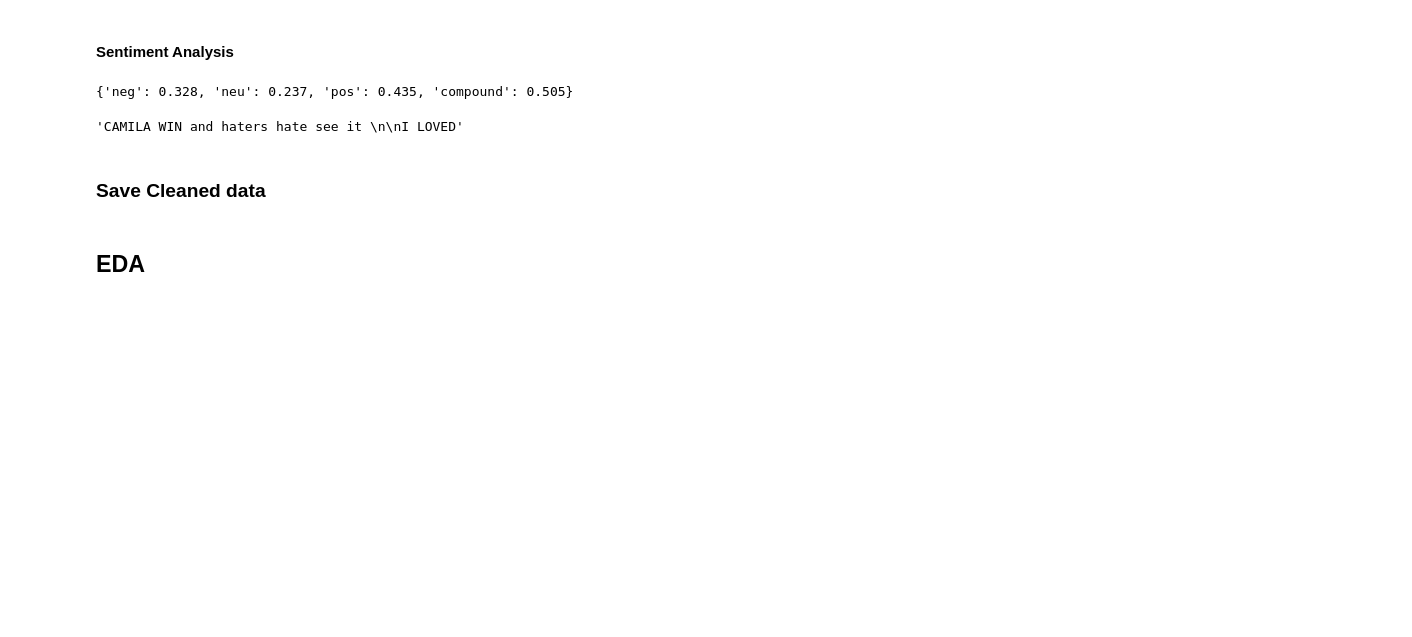
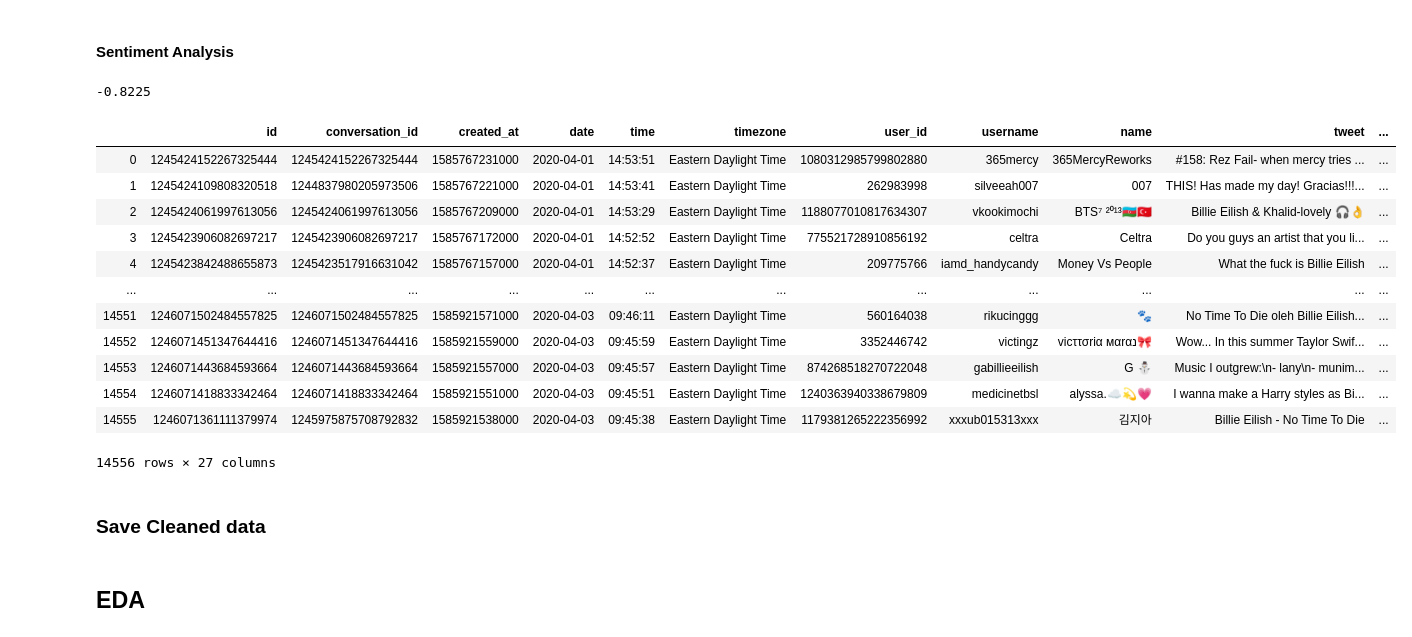
Before and after one commit to jacksonbull87/Social-Listening-NLP-Project, a Jupyter notebook: SL - Data Pipeline.ipynb, the cells around one changed output. Cells and saved outputs as stored; diff of their text form; code cells hidden in the pictures; blank space fills up the shorter version.

Commit message:
sentiment analysis

```diff
--- a/SL - Data Pipeline.ipynb
+++ b/SL - Data Pipeline.ipynb
@@ -115,7 +115,8 @@ df['tidy_tweet'] = np.vectorize(remove_pattern)(df['tweet'], "@[\w]*")
 # %% [markdown]
 #### Remove URLs
 # %%
-df['tidy_tweet'] = np.vectorize(remove_pattern)(df['tidy_tweet'], "http\S+")
+df['tidy_tweet'] = np.vectorize(remove_pattern)(df['tidy_tweet'], "http[\S]*")
+df['tidy_tweet'] = np.vectorize(remove_pattern)(df['tidy_tweet'], "pic.twitter.com/[\w]*")
 # %% [markdown]
 #### Remove Punctuations, special characters, numbers
 # %%
@@ -193,7 +189,7 @@ Name: non_stopword_tweets, Length: 14556, dtype: object
 
 lemmatizer = WordNetLemmatizer()
 # %%
-df['lemmatized_tweets'] = df['non_stopword_tweets'].apply(lambda x: ' '.join([lemmatizer.lemmatize(word) for word in x.split()]))
+df['lemmatized_tweets'] = df['non_stopword_tweets'].apply(lambda x: ' '.join([lemmatizer.lemmatize(word.lower()) for word in x.split()]))
 # %%
 df['lemmatized_tweets'][759]
 # %% [output]
@@ -202,14 +198,32 @@ df['lemmatized_tweets'][759]
 #### Sentiment Analysis
 # %%
 analyser = SentimentIntensityAnalyzer()
-# %%
-analyser.polarity_scores(clean_df['tweet'][489])
-# %% [output]
-{'neg': 0.328, 'neu': 0.237, 'pos': 0.435, 'compound': 0.505}
-# %%
-clean_df['tweet'][489]
-# %% [output]
-'CAMILA WIN and haters hate see it \n\nI LOVED'
+# %%
+def get_tweet_sentiment(tweet):
+    polarity_scores = analyser.polarity_scores(tweet)
+    return polarity_scores['compound']
+
+get_tweet_sentiment(df['tweet'][0])
+# %% [output]
+-0.8225
+# %%
+df['tweet_sentiment'] = df['tweet'].apply(lambda x: get_tweet_sentiment(x))
+# %%
+df
+# %% [output]
+|  | id | conversation_id | created_at | date | time | timezone | user_id | username | name | tweet | ... |
+| 0 | 1245424152267325444 | 1245424152267325444 | 1585767231000 | 2020-04-01 | 14:53:51 | Eastern Daylight Time | 1080312985799802880 | 365mercy | 365MercyReworks | #158: Rez Fail- when mercy tries ... | ... |
+| 1 | 1245424109808320518 | 1244837980205973506 | 1585767221000 | 2020-04-01 | 14:53:41 | Eastern Daylight Time | 262983998 | silveeah007 | 007 | THIS! Has made my day! Gracias!!!... | ... |
+| 2 | 1245424061997613056 | 1245424061997613056 | 1585767209000 | 2020-04-01 | 14:53:29 | Eastern Daylight Time | 1188077010817634307 | vkookimochi | BTS⁷ ²⁰¹³🇦🇿🇹🇷 | Billie Eilish & Khalid-lovely 🎧👌 | ... |
+| 3 | 1245423906082697217 | 1245423906082697217 | 1585767172000 | 2020-04-01 | 14:52:52 | Eastern Daylight Time | 775521728910856192 | celtra | Celtra | Do you guys an artist that you li... | ... |
+| 4 | 1245423842488655873 | 1245423517916631042 | 1585767157000 | 2020-04-01 | 14:52:37 | Eastern Daylight Time | 209775766 | iamd_handycandy | Money Vs People | What the fuck is Billie Eilish | ... |
+| ... | ... | ... | ... | ... | ... | ... | ... | ... | ... | ... | ... |
+| 14551 | 1246071502484557825 | 1246071502484557825 | 1585921571000 | 2020-04-03 | 09:46:11 | Eastern Daylight Time | 560164038 | rikucinggg | 🐾 | No Time To Die oleh Billie Eilish... | ... |
+| 14552 | 1246071451347644416 | 1246071451347644416 | 1585921559000 | 2020-04-03 | 09:45:59 | Eastern Daylight Time | 3352446742 | victingz | vicττσriα мαrαנ🎀 | Wow... In this summer Taylor Swif... | ... |
+| 14553 | 1246071443684593664 | 1246071443684593664 | 1585921557000 | 2020-04-03 | 09:45:57 | Eastern Daylight Time | 874268518270722048 | gabillieeilish | G ⛄ | Music I outgrew:\n- lany\n- munim... | ... |
+| 14554 | 1246071418833342464 | 1246071418833342464 | 1585921551000 | 2020-04-03 | 09:45:51 | Eastern Daylight Time | 1240363940338679809 | medicinetbsl | alyssa.☁️💫💗 | I wanna make a Harry styles as Bi... | ... |
+| 14555 | 1246071361111379974 | 1245975875708792832 | 1585921538000 | 2020-04-03 | 09:45:38 | Eastern Daylight Time | 1179381265222356992 | xxxub015313xxx | 김지아 | Billie Eilish - No Time To Die | ... |
+14556 rows × 27 columns
 # %% [markdown]
 ### Save Cleaned data
 # %%
```
Also changed, not shown: parts of 4 cells of this notebook.
